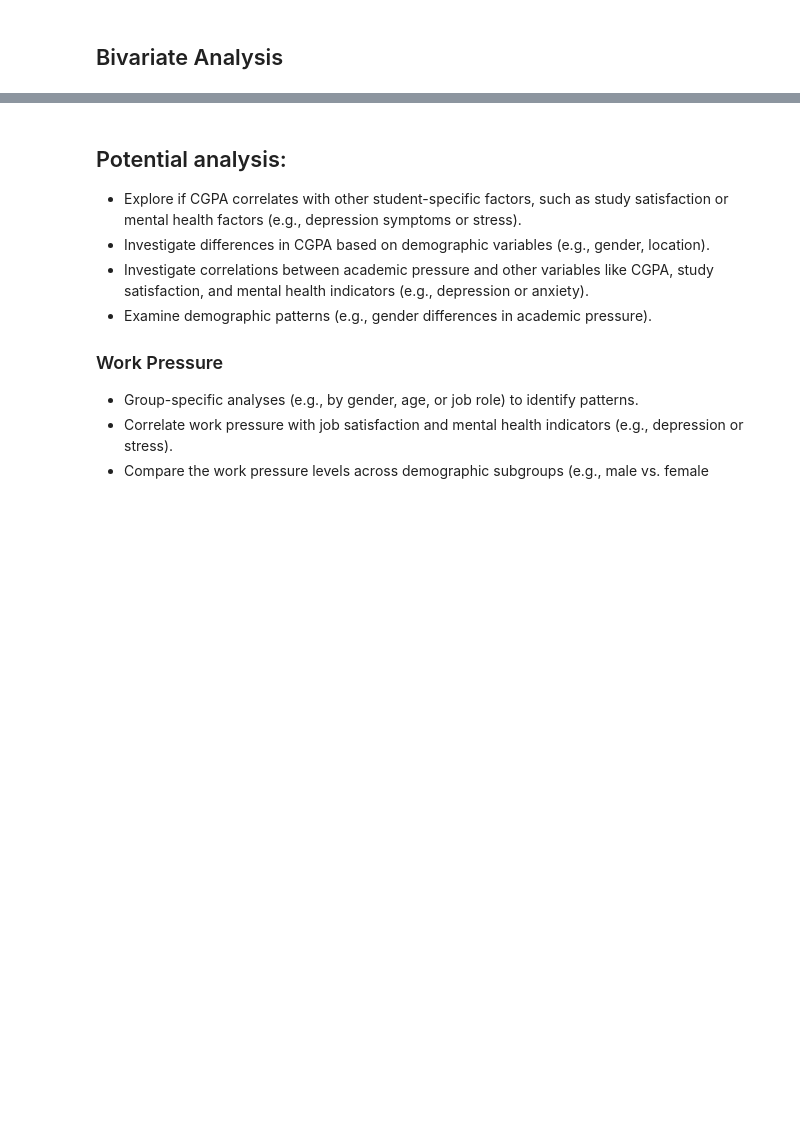
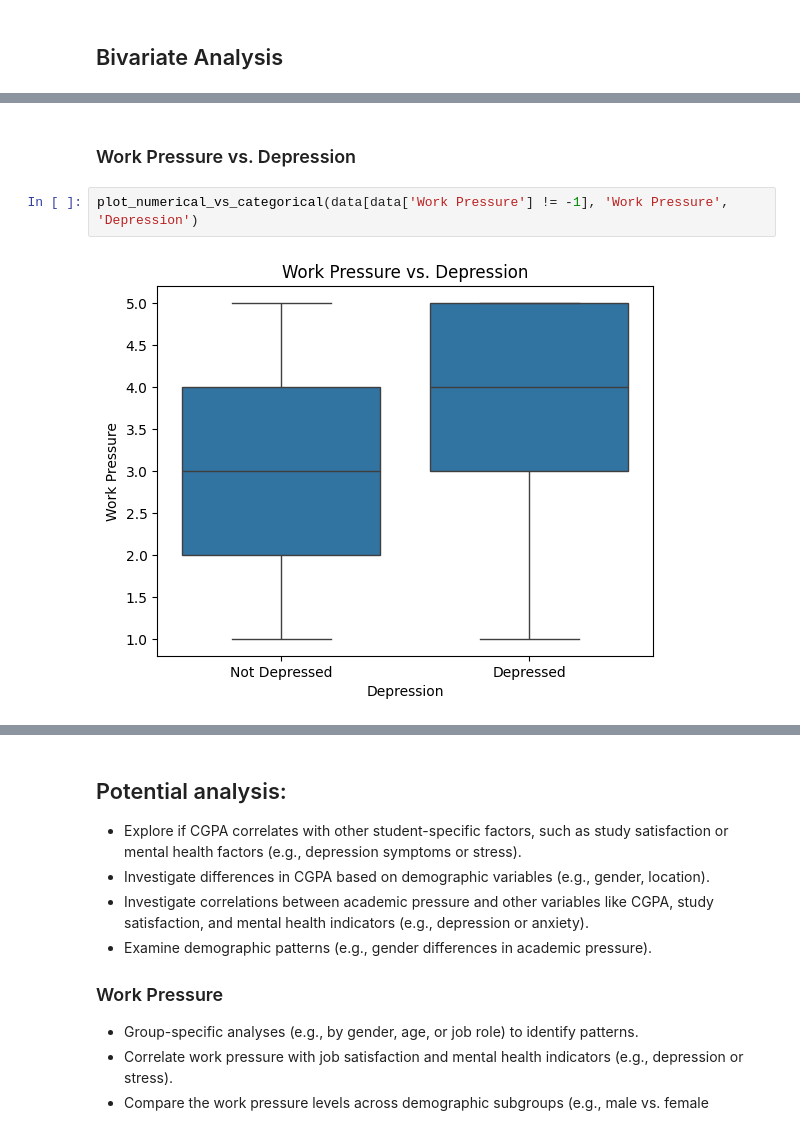
Before and after one commit to ktxdev/mind-matters, a Jupyter notebook: notebooks/train_eda.ipynb, the cells around one changed output, grey strips where cells are left out. Cells and saved outputs as stored; diff of their text form; blank space fills up the shorter version.

```diff
--- a/notebooks/train_eda.ipynb
+++ b/notebooks/train_eda.ipynb
@@ -682,0 +710,6 @@ data = handle_categorical_outliers(data, columns=columns_to_handle_outliers, thr
+# %% [markdown]
+### Work Pressure vs. Depression
+# %%
+plot_numerical_vs_categorical(data[data['Work Pressure'] != -1], 'Work Pressure', 'Depression')
+# %% [output]
+[figure, added]
```
Also changed, not shown: parts of 42 cells of this notebook, 2 other files.
